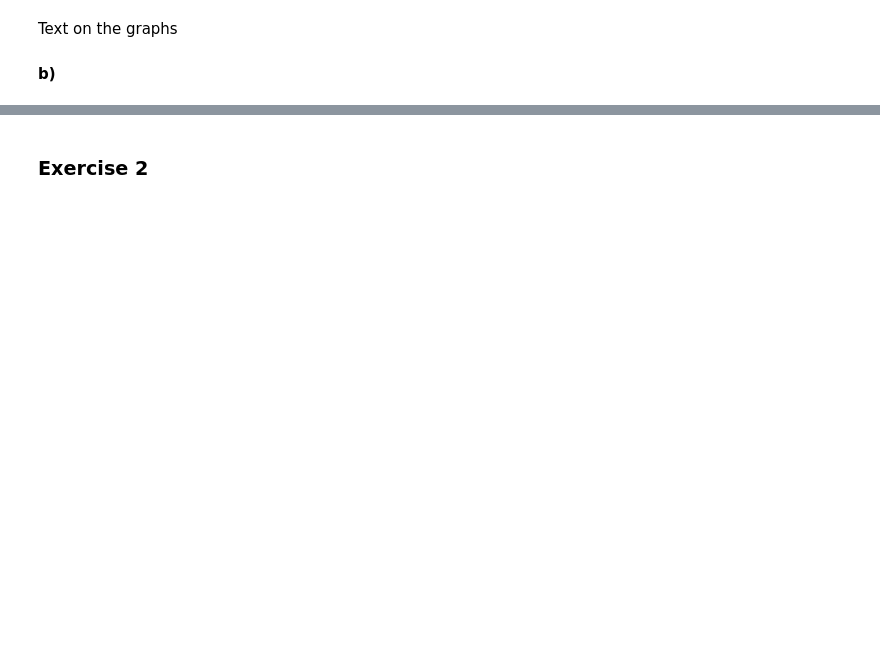
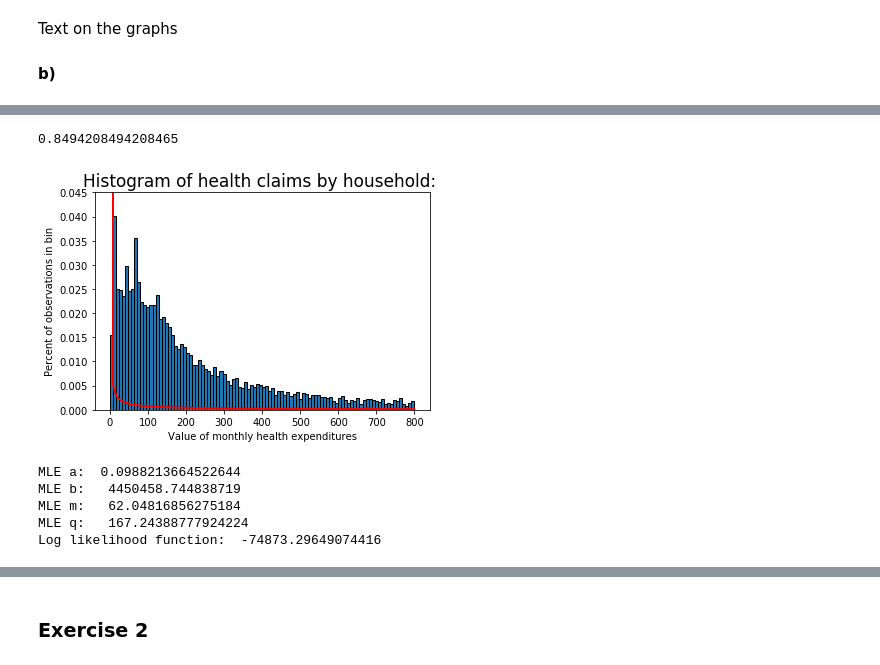
Before and after one commit to Cacheell/BootCamp2018, a Jupyter notebook: ProbSets/Econ/Week 5/Week5.ipynb, the cells around one changed output, grey strips where cells are left out. Saved outputs shown, nothing was run; the diff lists cells and outputs as text; code cells hidden in the pictures; blank space fills up the shorter version.

```diff
--- a/ProbSets/Econ/Week 5/Week5.ipynb
+++ b/ProbSets/Econ/Week 5/Week5.ipynb
@@ -194,0 +177,20 @@ Text(49.5694,0.5,'Percent of observations in bin')
+# %%
+# c)
+
+def gengamma_pdf(xvals, alpha, beta, m):
+    G = math.gamma(alpha/m)
+    pdf = ((m / (beta ** alpha)) / G) * (xvals ** (alpha - 1)) * np.exp(-(xvals / beta) ** m)
+    return pdf
+
+def log_lik_gengamma(xvals, alpha, beta, m):
+    pdf_vals = gengamma_pdf(xvals, alpha, beta, m)
+    ln_pdf_vals = np.log(pdf_vals)
+    log_lik_val = ln_pdf_vals.sum()
+    return log_lik_val
+
+def crit_gengamma(params, *args):
+    alpha, beta, m = params
+    xvals = args
+    log_lik_val = log_lik_gengamma(xvals, alpha, beta, m)
+    neg_log_lik_val = -log_lik_val
+    return neg_log_lik_val
@@ -194,0 +211,10 @@ Text(49.5694,0.5,'Percent of observations in bin')
+# %%
+xvals = np.linspace(1e-5, 800, 100)
+plotfun()
+plt.plot(xvals, gengamma_pdf(xvals, alpha_MLE2, beta_MLE2, m_MLE2),
+         linewidth=2, color='r')
+plt.ylim(0, 0.045)
+plt.show()
+# %% [output]
+0.8494208494208465
+[figure, added]
@@ -194,0 +241,17 @@ Text(49.5694,0.5,'Percent of observations in bin')
+# %%
+q_MLE2 = 200
+params_MLE3 = np.array([m_MLE2, (q_MLE2 ** (1/m_MLE2))*beta_MLE2, alpha_MLE2/m_MLE2, q_MLE2])
+output = opt.minimize(crit_GB2, params_MLE3, args=healthclaims, method ="L-BFGS-B", bounds=((1e-5, None), (1e-5, None), (1e-5, None), (1e-5, None)))
+a_MLE3, b_MLE3, m_MLE3, q_MLE3  = output.x
+loglikeval3 = -output.fun
+print("MLE a: ", a_MLE3)
+print("MLE b:  ", b_MLE3)
+print("MLE m:  ", m_MLE3)
+print("MLE q:  ", q_MLE3)
+print("Log likelihood function: ", loglikeval3)
+# %% [output]
+MLE a:  0.0988213664522644
+MLE b:   4450458.744838719
+MLE m:   62.04816856275184
+MLE q:   167.24388777924224
+Log likelihood function:  -74873.29649074416
```
Also changed, not shown: parts of 49 cells of this notebook, 4 other files.
